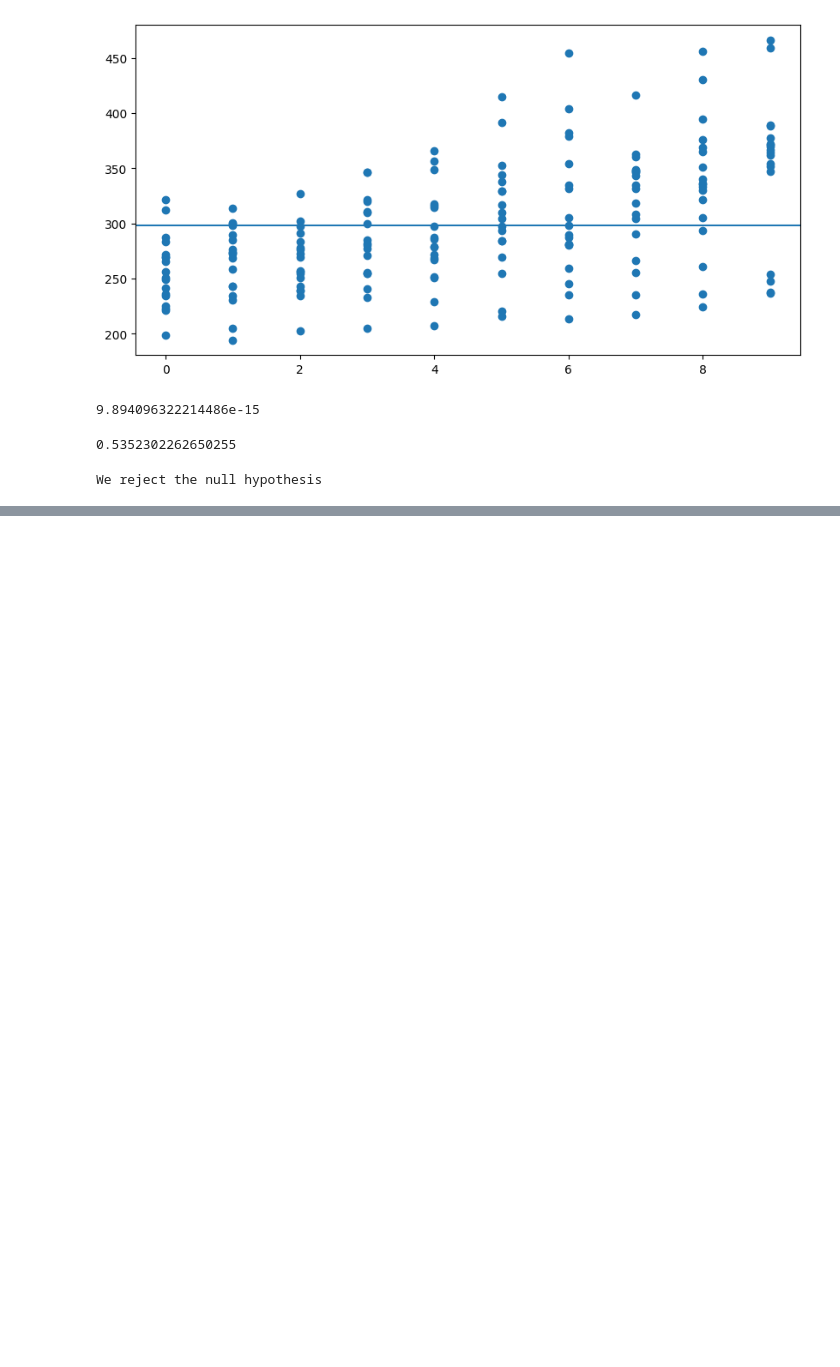
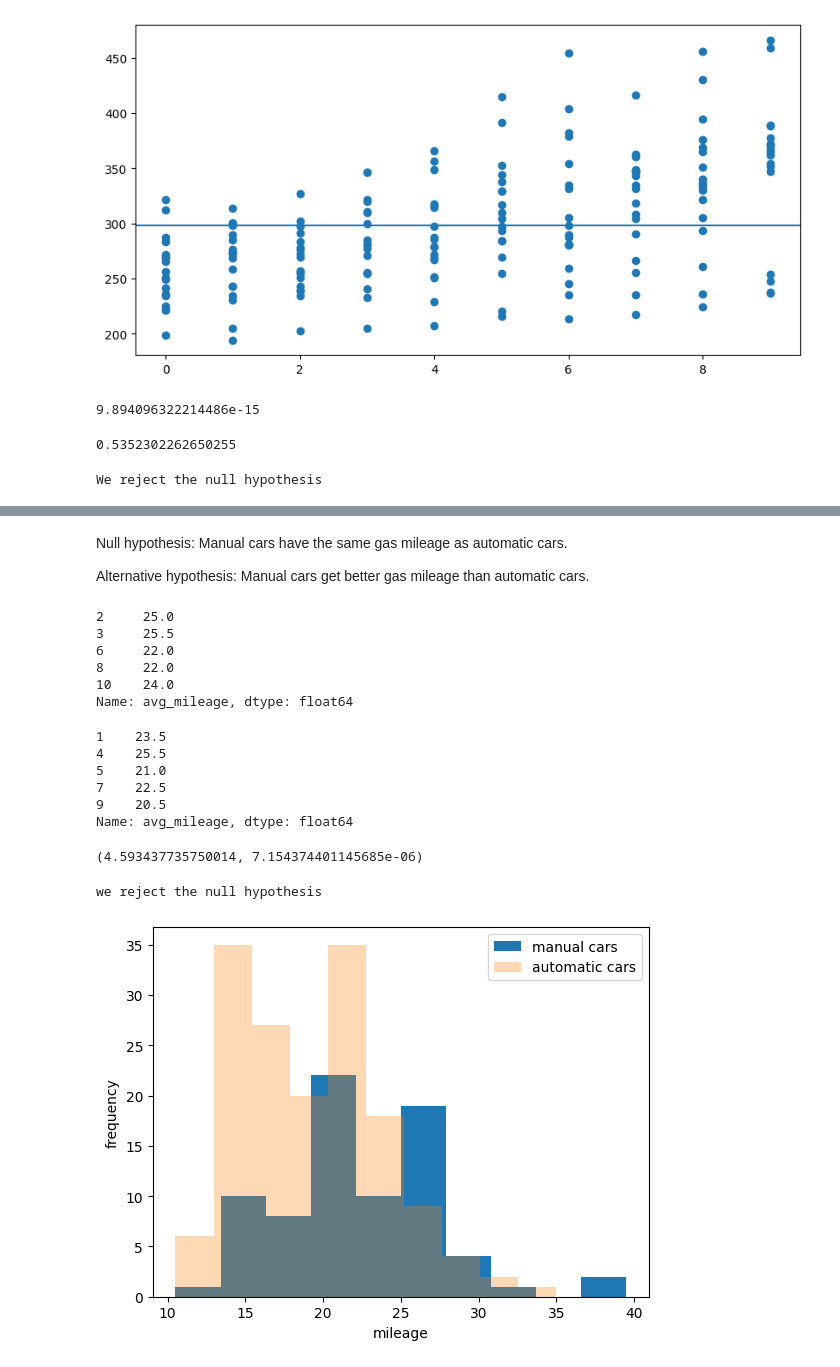
Before and after one commit to TheodoreQuansah/statistics-exercises, a Jupyter notebook: hypothesis_testing.ipynb, the cells around one changed output, grey strips where cells are left out. Drawn from its saved outputs; the diff is of its cells as text; code cells hidden in the pictures; blank space fills up the shorter version.

```diff
--- a/hypothesis_testing.ipynb
+++ b/hypothesis_testing.ipynb
@@ -522,0 +850,53 @@ We reject the null hypothesis
+# %% [markdown]
+Null hypothesis: Manual cars have the same gas mileage as automatic cars.
+
+Alternative hypothesis: Manual cars get better gas mileage than automatic cars.
+# %%
+#assigning all average mileages from cars with manual transmisions to man_cars
+man_cars = mpg[mpg['trans'].str.startswith('manual')].avg_mileage
+man_cars.head()
+# %% [output]
+2     25.0
+3     25.5
+6     22.0
+8     22.0
+10    24.0
+Name: avg_mileage, dtype: float64
+# %%
+#assigning all average mileages from cars with automatic transmisions to auto_cars
+auto_cars = mpg[mpg['trans'].str.startswith('auto')].avg_mileage
+auto_cars.head()
+# %% [output]
+1    23.5
+4    25.5
+5    21.0
+7    22.5
+9    20.5
+Name: avg_mileage, dtype: float64
+# %%
+#using the ttest_ind() function to perform an independent two-sample t-test.
+t, p = stats.ttest_ind(man_cars, auto_cars)
+t, p
+# %% [output]
+(4.593437735750014, 7.154374401145685e-06)
+# %%
+#hypothesis test
+a = 0.05
+
+if t > 0 and (p/2 < a):
+    print('we reject the null hypothesis')
+
+else:
+    print('we fail to reject the null hypothesis')
+# %% [output]
+we reject the null hypothesis
+# %%
+#creating a histogram from man_cars and auto_cars
+plt.hist(man_cars, label = 'manual cars')
+plt.hist(auto_cars, label = 'automatic cars', alpha = 0.3)
+plt.xlabel('mileage')
+plt.ylabel('frequency')
+plt.legend()
+plt.show()
+# %% [output]
+[figure, added]
```
Also changed, not shown: parts of 107 cells of this notebook.
